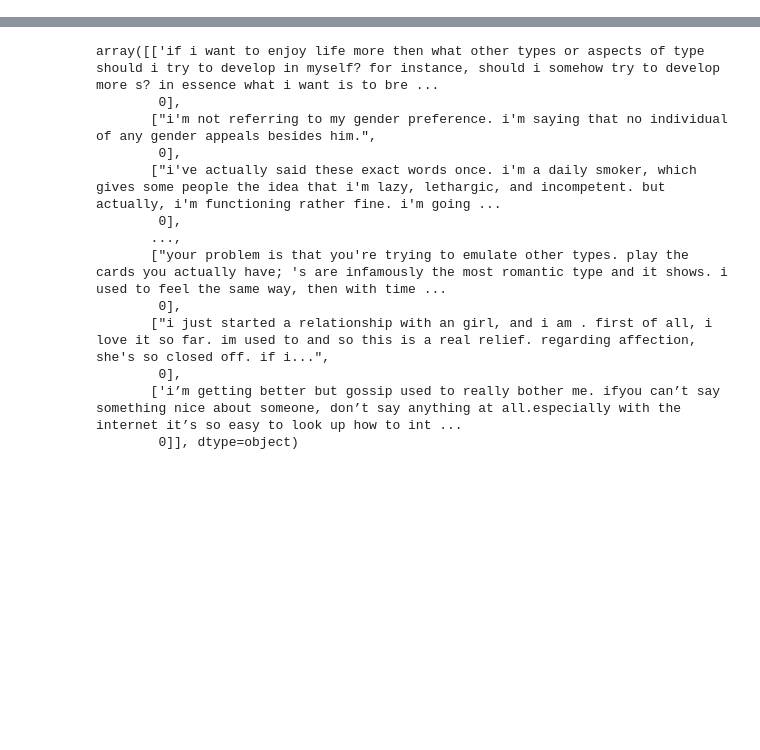
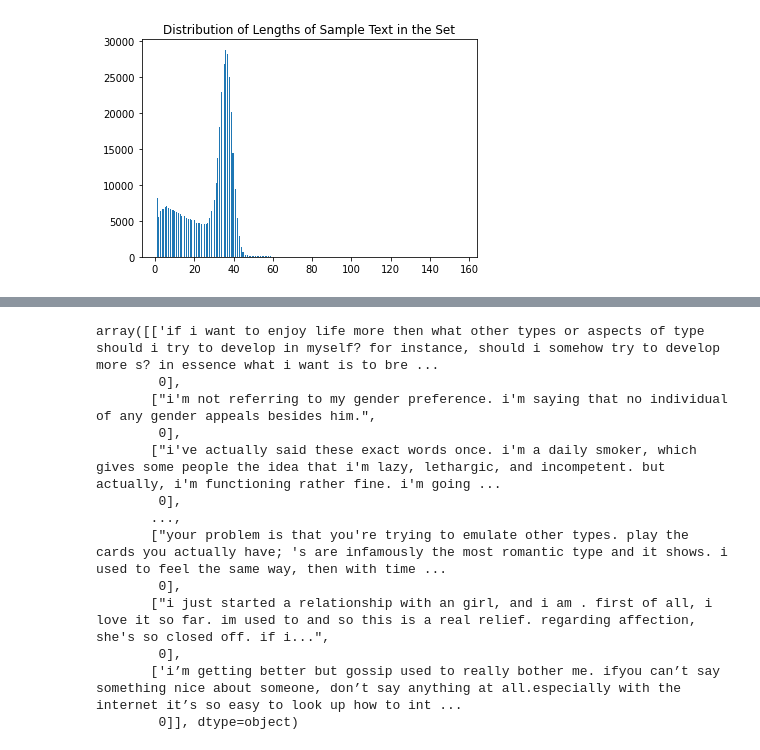
Before and after one commit to bharnav/CSC630-Machine-Learning, a Jupyter notebook: Predicting Myers Briggs Types/models/myers-briggs-data_0-lstm.ipynb, the cells around one changed output, grey strips where cells are left out. Drawn from its saved outputs; the diff is of its cells as text; code cells hidden in the pictures; blank space fills up the shorter version.

```diff
--- a/Predicting Myers Briggs Types/models/myers-briggs-data_0-lstm.ipynb
+++ b/Predicting Myers Briggs Types/models/myers-briggs-data_0-lstm.ipynb
@@ -61,0 +74,11 @@ df_user_flattened = np.array(df_user_flattened)
+# %%
+lens = []
+for i in df_user_flattened:
+  sample_lens = i.split(" ")
+  lens.append(len(sample_lens))
+
+_ = plt.hist(lens, bins='auto')
+plt.title("Distribution of Lengths of Sample Text in the Set")
+plt.show()
+# %% [output]
+[figure, added]
```
Also changed, not shown: parts of 26 cells of this notebook, 1 other file.
